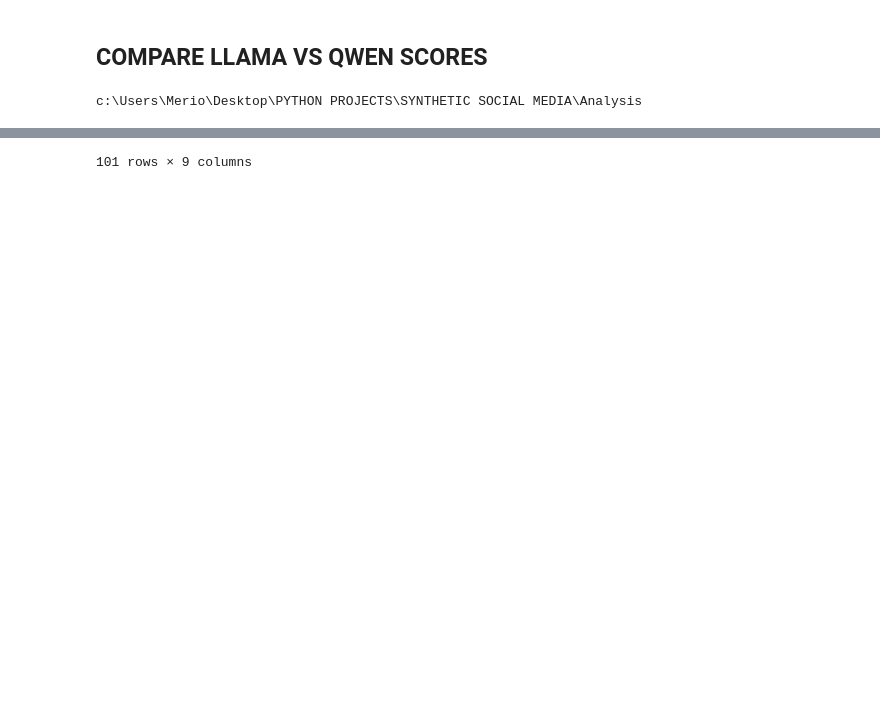
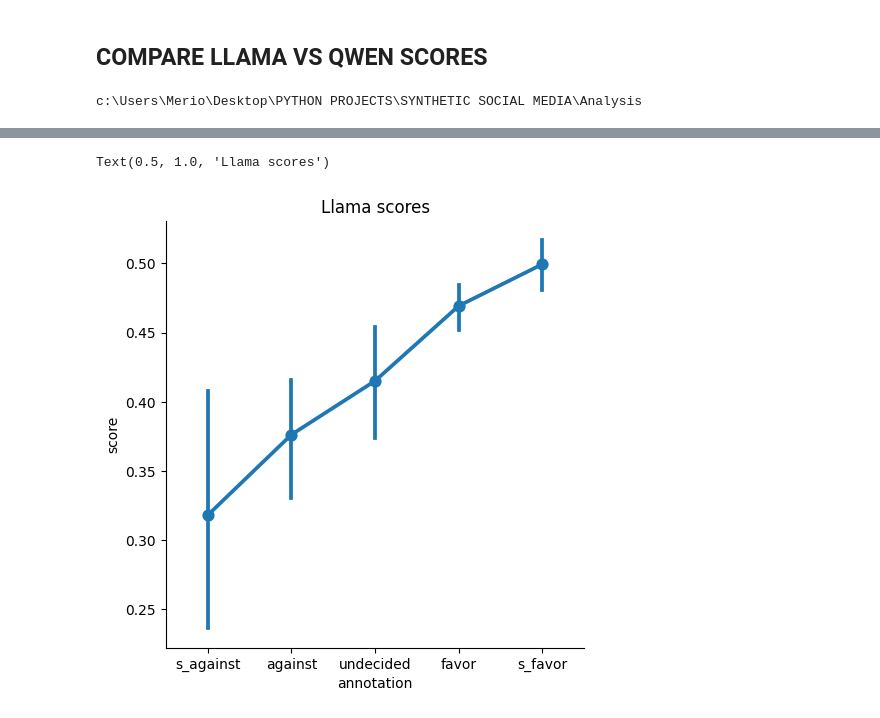
Before and after one commit to lorenzomaiocchi/Synthetic-Social-Media, a Jupyter notebook: Analysis/Notebooks/score_validity.ipynb, the cells around one changed output, grey strips where cells are left out. Drawn from its saved outputs; the diff is of its cells as text; code cells hidden in the pictures; blank space fills up the shorter version.

```diff
--- a/Analysis/Notebooks/score_validity.ipynb
+++ b/Analysis/Notebooks/score_validity.ipynb
@@ -36,4 +43,6 @@ qwen.head(5)
+# %%
+order = ['s_against', 'against', 'undecided', 'favor', 's_favor']
 # %%
-full = pd.merge(llama, qwen, 'left', on = 'ID')
-full
+sns.catplot(data = llama, x = 'annotation', y = 'score', order = order, kind = 'point')
+plt.title('Llama scores')
 # %% [output]
@@ -52 +49,2 @@ full
-101 rows × 9 columns
+Text(0.5, 1.0, 'Llama scores')
+[figure, added]
```
Also changed, not shown: parts of 10 cells of this notebook, 7 other files.
